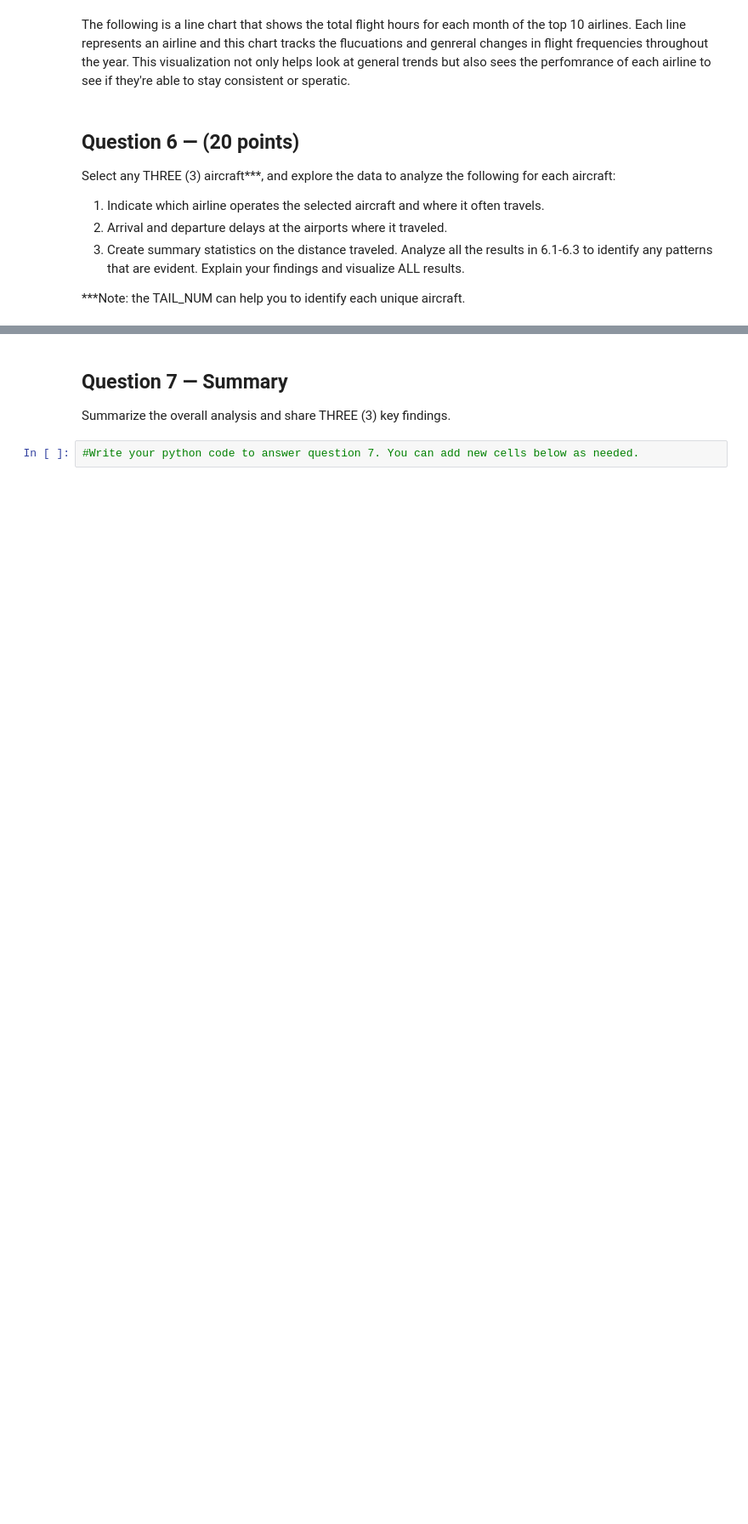
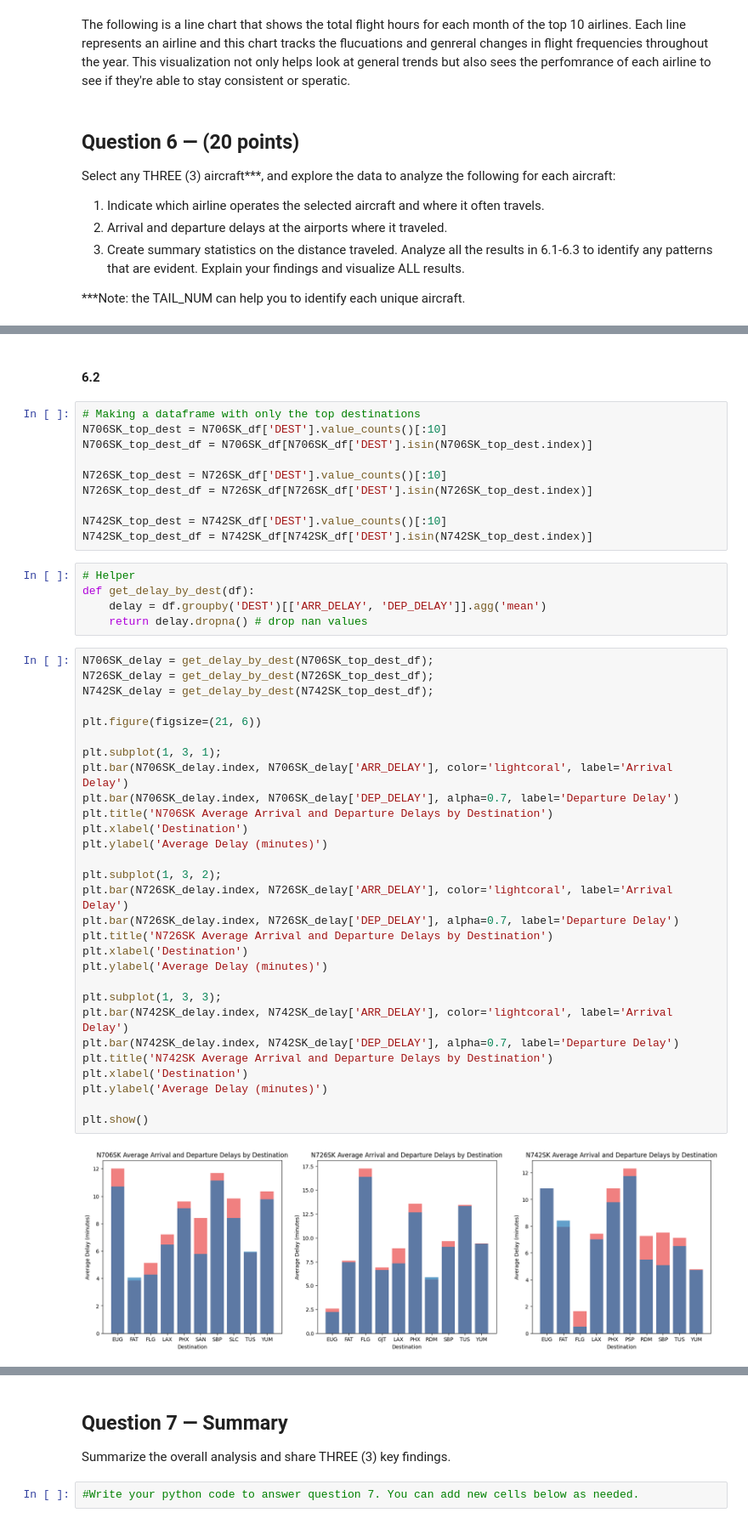
Before and after one commit to ayushzenith/practicum_1, a Jupyter notebook: Practicum.1.Group.30.ipynb, the cells around one changed output, grey strips where cells are left out. Shown at 85% size. Cells and saved outputs as stored; diff of their text form; blank space fills up the shorter version.

```diff
--- a/Practicum.1.Group.30.ipynb
+++ b/Practicum.1.Group.30.ipynb
@@ -779 +818,49 @@ Name: DISTANCE, dtype: float64
+# %% [markdown]
+#### 6.2
+# %%
+# Making a dataframe with only the top destinations
+N706SK_top_dest = N706SK_df['DEST'].value_counts()[:10]
+N706SK_top_dest_df = N706SK_df[N706SK_df['DEST'].isin(N706SK_top_dest.index)]
+
+N726SK_top_dest = N726SK_df['DEST'].value_counts()[:10]
+N726SK_top_dest_df = N726SK_df[N726SK_df['DEST'].isin(N726SK_top_dest.index)]
+
+N742SK_top_dest = N742SK_df['DEST'].value_counts()[:10]
+N742SK_top_dest_df = N742SK_df[N742SK_df['DEST'].isin(N742SK_top_dest.index)]
+# %%
+# Helper
+def get_delay_by_dest(df):
+    delay = df.groupby('DEST')[['ARR_DELAY', 'DEP_DELAY']].agg('mean')
+    return delay.dropna() # drop nan values
+# %%
+N706SK_delay = get_delay_by_dest(N706SK_top_dest_df);
+N726SK_delay = get_delay_by_dest(N726SK_top_dest_df);
+N742SK_delay = get_delay_by_dest(N742SK_top_dest_df);
+
+plt.figure(figsize=(21, 6))
+
+plt.subplot(1, 3, 1);
+plt.bar(N706SK_delay.index, N706SK_delay['ARR_DELAY'], color='lightcoral', label='Arrival Delay')
+plt.bar(N706SK_delay.index, N706SK_delay['DEP_DELAY'], alpha=0.7, label='Departure Delay')
+plt.title('N706SK Average Arrival and Departure Delays by Destination')
+plt.xlabel('Destination')
+plt.ylabel('Average Delay (minutes)')
+
+plt.subplot(1, 3, 2);
+plt.bar(N726SK_delay.index, N726SK_delay['ARR_DELAY'], color='lightcoral', label='Arrival Delay')
+plt.bar(N726SK_delay.index, N726SK_delay['DEP_DELAY'], alpha=0.7, label='Departure Delay')
+plt.title('N726SK Average Arrival and Departure Delays by Destination')
+plt.xlabel('Destination')
+plt.ylabel('Average Delay (minutes)')
+
+plt.subplot(1, 3, 3);
+plt.bar(N742SK_delay.index, N742SK_delay['ARR_DELAY'], color='lightcoral', label='Arrival Delay')
+plt.bar(N742SK_delay.index, N742SK_delay['DEP_DELAY'], alpha=0.7, label='Departure Delay')
+plt.title('N742SK Average Arrival and Departure Delays by Destination')
+plt.xlabel('Destination')
+plt.ylabel('Average Delay (minutes)')
+
+plt.show()
+# %% [output]
+[figure, added]
 # %%
```
Also changed, not shown: parts of 18 cells of this notebook.
